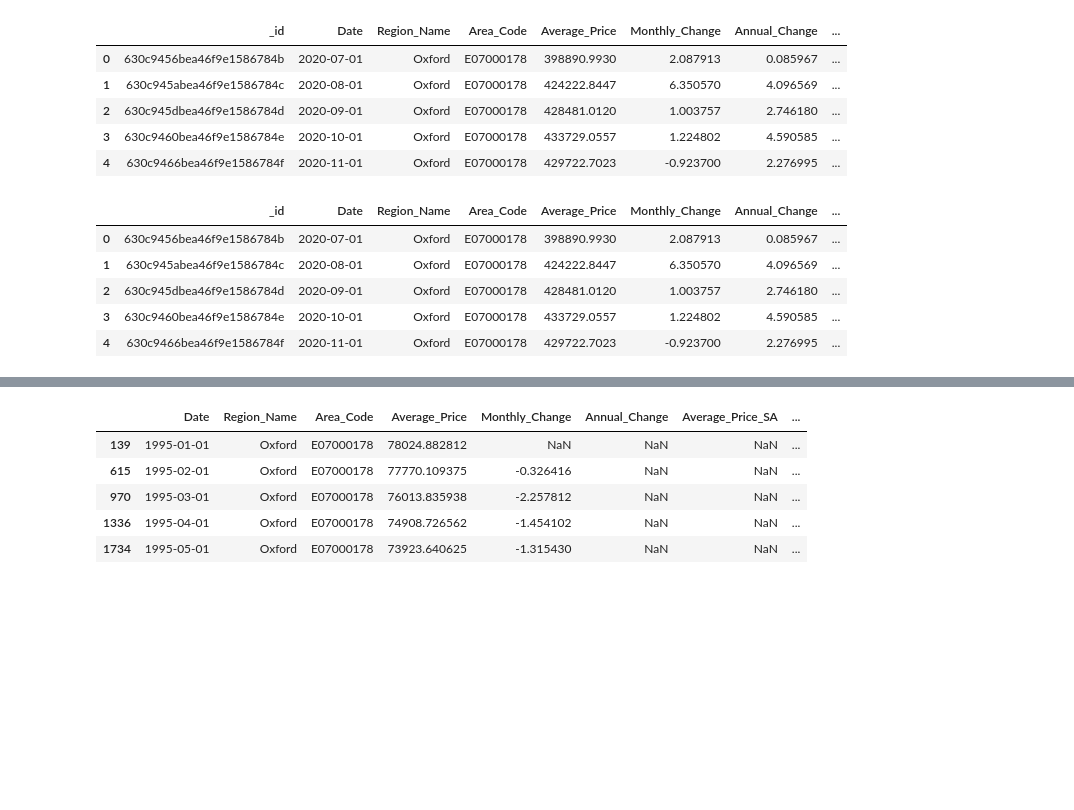
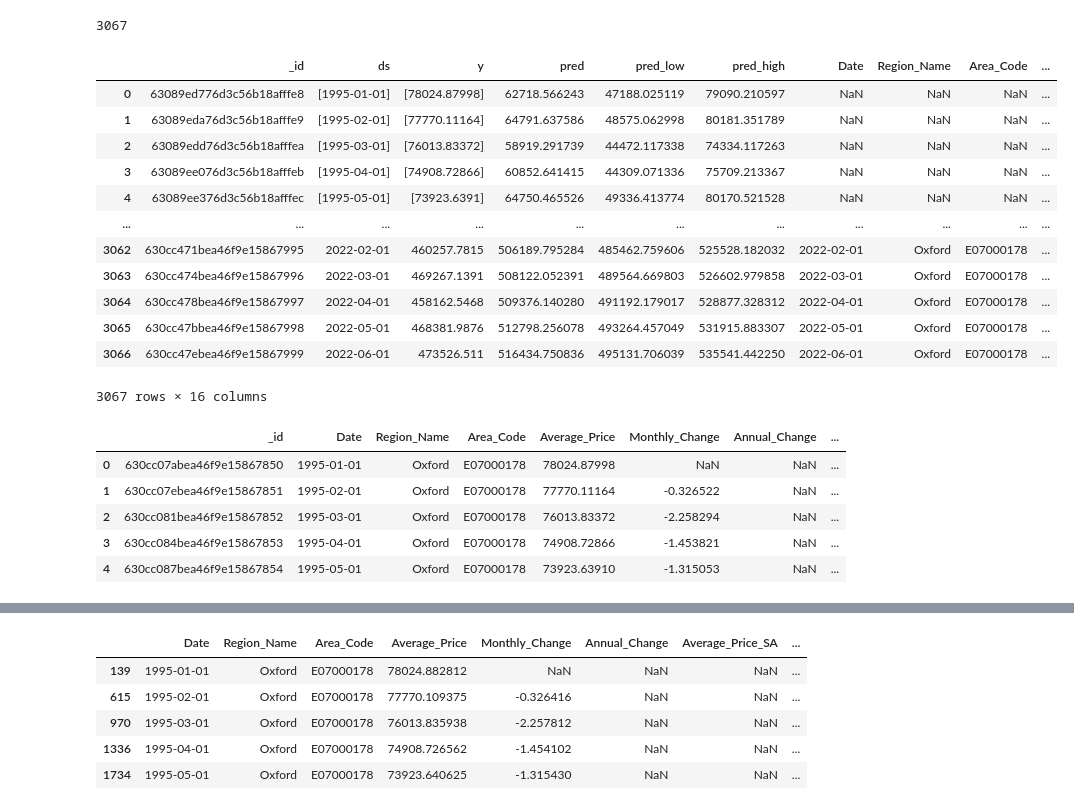
Before and after one commit to rizdiaprilian/MLOps_Zoomcamp, a Jupyter notebook: UK_house_price/monitoring_ML/pymongo_check.ipynb, the cells around one changed output, grey strips where cells are left out. Drawn from its saved outputs; the diff is of its cells as text; code cells hidden in the pictures; blank space fills up the shorter version.

```diff
--- a/UK_house_price/monitoring_ML/pymongo_check.ipynb
+++ b/UK_house_price/monitoring_ML/pymongo_check.ipynb
@@ -35,22 +39,33 @@ data[-5:]
+# %%
+len(data)
+# %% [output]
+3067
 # %%
 ### Testing for running in prefect_batch_moitoring.py
 import pandas as pd
 
-pd.DataFrame(list(data[-5:]))
+pd.DataFrame(list(data))
 # %% [output]
-|  | _id | Date | Region_Name | Area_Code | Average_Price | Monthly_Change | Annual_Change | ... |
-| 0 | 630c9456bea46f9e1586784b | 2020-07-01 | Oxford | E07000178 | 398890.9930 | 2.087913 | 0.085967 | ... |
-| 1 | 630c945abea46f9e1586784c | 2020-08-01 | Oxford | E07000178 | 424222.8447 | 6.350570 | 4.096569 | ... |
-| 2 | 630c945dbea46f9e1586784d | 2020-09-01 | Oxford | E07000178 | 428481.0120 | 1.003757 | 2.746180 | ... |
-| 3 | 630c9460bea46f9e1586784e | 2020-10-01 | Oxford | E07000178 | 433729.0557 | 1.224802 | 4.590585 | ... |
-| 4 | 630c9466bea46f9e1586784f | 2020-11-01 | Oxford | E07000178 | 429722.7023 | -0.923700 | 2.276995 | ... |
+|  | _id | ds | y | pred | pred_low | pred_high | Date | Region_Name | Area_Code | ... |
+| 0 | 63089ed776d3c56b18afffe8 | [1995-01-01] | [78024.87998] | 62718.566243 | 47188.025119 | 79090.210597 | NaN | NaN | NaN | ... |
+| 1 | 63089eda76d3c56b18afffe9 | [1995-02-01] | [77770.11164] | 64791.637586 | 48575.062998 | 80181.351789 | NaN | NaN | NaN | ... |
+| 2 | 63089edd76d3c56b18afffea | [1995-03-01] | [76013.83372] | 58919.291739 | 44472.117338 | 74334.117263 | NaN | NaN | NaN | ... |
+| 3 | 63089ee076d3c56b18afffeb | [1995-04-01] | [74908.72866] | 60852.641415 | 44309.071336 | 75709.213367 | NaN | NaN | NaN | ... |
+| 4 | 63089ee376d3c56b18afffec | [1995-05-01] | [73923.6391] | 64750.465526 | 49336.413774 | 80170.521528 | NaN | NaN | NaN | ... |
+| ... | ... | ... | ... | ... | ... | ... | ... | ... | ... | ... |
+| 3062 | 630cc471bea46f9e15867995 | 2022-02-01 | 460257.7815 | 506189.795284 | 485462.759606 | 525528.182032 | 2022-02-01 | Oxford | E07000178 | ... |
+| 3063 | 630cc474bea46f9e15867996 | 2022-03-01 | 469267.1391 | 508122.052391 | 489564.669803 | 526602.979858 | 2022-03-01 | Oxford | E07000178 | ... |
+| 3064 | 630cc478bea46f9e15867997 | 2022-04-01 | 458162.5468 | 509376.140280 | 491192.179017 | 528877.328312 | 2022-04-01 | Oxford | E07000178 | ... |
+| 3065 | 630cc47bbea46f9e15867998 | 2022-05-01 | 468381.9876 | 512798.256078 | 493264.457049 | 531915.883307 | 2022-05-01 | Oxford | E07000178 | ... |
+| 3066 | 630cc47ebea46f9e15867999 | 2022-06-01 | 473526.511 | 516434.750836 | 495131.706039 | 535541.442250 | 2022-06-01 | Oxford | E07000178 | ... |
+3067 rows × 16 columns
 # %%
-df_mongo_result = pd.DataFrame(list(data[-5:]))
+df_mongo_result = pd.DataFrame(list(data[-330:]))
 df_mongo_result.head()
 # %% [output]
 |  | _id | Date | Region_Name | Area_Code | Average_Price | Monthly_Change | Annual_Change | ... |
-| 0 | 630c9456bea46f9e1586784b | 2020-07-01 | Oxford | E07000178 | 398890.9930 | 2.087913 | 0.085967 | ... |
-| 1 | 630c945abea46f9e1586784c | 2020-08-01 | Oxford | E07000178 | 424222.8447 | 6.350570 | 4.096569 | ... |
-| 2 | 630c945dbea46f9e1586784d | 2020-09-01 | Oxford | E07000178 | 428481.0120 | 1.003757 | 2.746180 | ... |
-| 3 | 630c9460bea46f9e1586784e | 2020-10-01 | Oxford | E07000178 | 433729.0557 | 1.224802 | 4.590585 | ... |
-| 4 | 630c9466bea46f9e1586784f | 2020-11-01 | Oxford | E07000178 | 429722.7023 | -0.923700 | 2.276995 | ... |
+| 0 | 630cc07abea46f9e15867850 | 1995-01-01 | Oxford | E07000178 | 78024.87998 | NaN | NaN | ... |
+| 1 | 630cc07ebea46f9e15867851 | 1995-02-01 | Oxford | E07000178 | 77770.11164 | -0.326522 | NaN | ... |
+| 2 | 630cc081bea46f9e15867852 | 1995-03-01 | Oxford | E07000178 | 76013.83372 | -2.258294 | NaN | ... |
+| 3 | 630cc084bea46f9e15867853 | 1995-04-01 | Oxford | E07000178 | 74908.72866 | -1.453821 | NaN | ... |
+| 4 | 630cc087bea46f9e15867854 | 1995-05-01 | Oxford | E07000178 | 73923.63910 | -1.315053 | NaN | ... |
```
Also changed, not shown: parts of 6 cells of this notebook.
